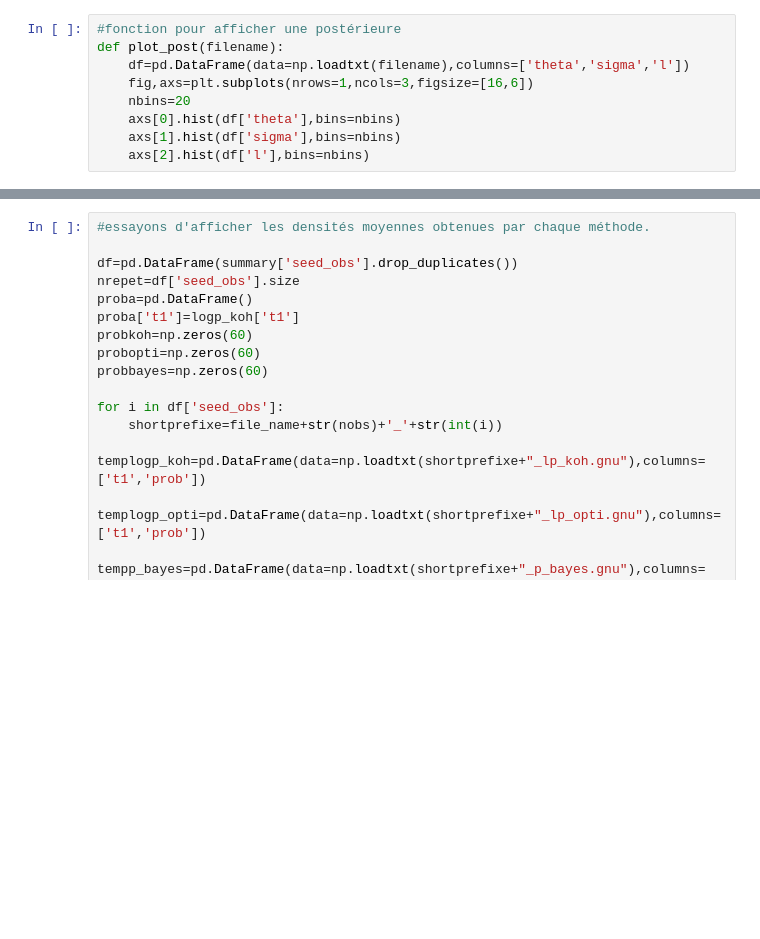
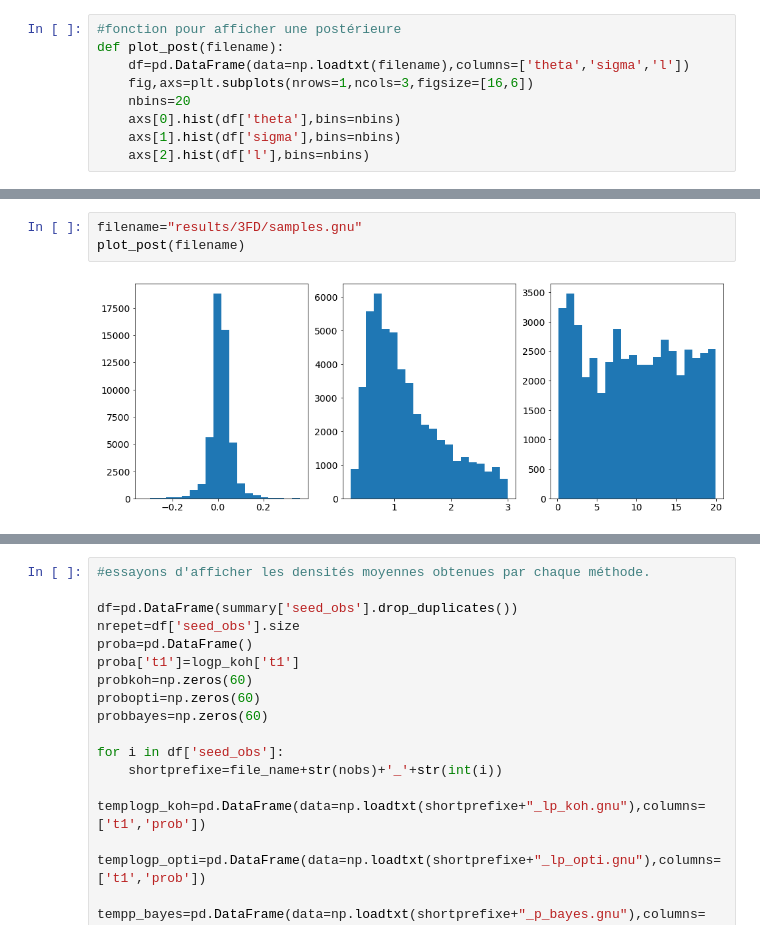
Before and after one commit to nleoni95/code2, a Jupyter notebook: minimal_examples/asymptotics_badly_specified/plots_asymptotic.ipynb, the cells around one changed output, grey strips where cells are left out. Saved outputs shown, nothing was run; the diff lists cells and outputs as text; blank space fills up the shorter version.

```diff
--- a/minimal_examples/asymptotics_badly_specified/plots_asymptotic.ipynb
+++ b/minimal_examples/asymptotics_badly_specified/plots_asymptotic.ipynb
@@ -456,0 +196,5 @@ plt.legend(loc=9)
+# %%
+filename="results/3FD/samples.gnu"
+plot_post(filename)
+# %% [output]
+[figure, added]
```
Also changed, not shown: parts of 12 cells of this notebook, 26 other files.
